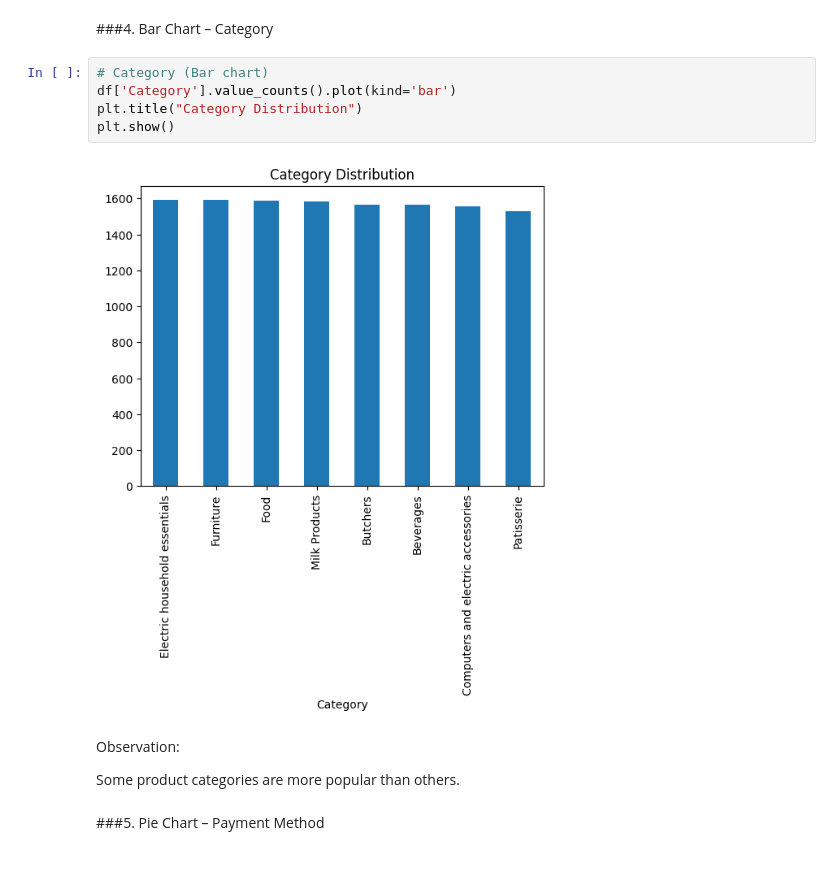
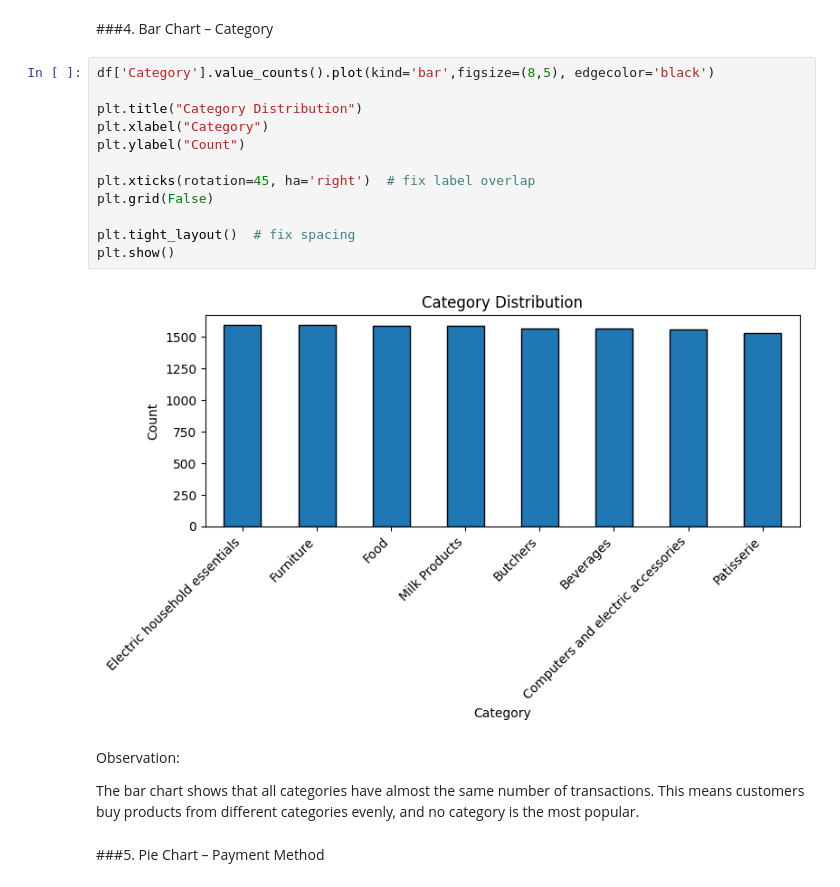
Before and after one commit to maybraniswe/Retail-Store-Sales-Analysis-and-Prediction, a Jupyter notebook: PDSE Project_Retail Store Sales Analysis and Prediction.ipynb, the cells around one changed output. Saved outputs shown, nothing was run; the diff lists cells and outputs as text.

```diff
--- a/PDSE Project_Retail Store Sales Analysis and Prediction.ipynb
+++ b/PDSE Project_Retail Store Sales Analysis and Prediction.ipynb
@@ -436,16 +339,23 @@ Most customers buy small quantities.
 # %% [markdown]
 ###4. Bar Chart – Category
-# %%
-# Category (Bar chart)
-df['Category'].value_counts().plot(kind='bar')
-plt.title("Category Distribution")
-plt.show()
-# %% [output]
-[figure, removed]
-# %% [markdown]
-Observation:
-
-Some product categories are more popular than others.
+# %%
+df['Category'].value_counts().plot(kind='bar',figsize=(8,5), edgecolor='black')
+
+plt.title("Category Distribution")
+plt.xlabel("Category")
+plt.ylabel("Count")
+
+plt.xticks(rotation=45, ha='right')  # fix label overlap
+plt.grid(False)
+
+plt.tight_layout()  # fix spacing
+plt.show()
+# %% [output]
+[figure, added]
+# %% [markdown]
+Observation:
+
+The bar chart shows that all categories have almost the same number of transactions. This means customers buy products from different categories evenly, and no category is the most popular.
 # %% [markdown]
 ###5. Pie Chart – Payment Method
 # %%
```
Also changed, not shown: parts of 57 cells of this notebook.
